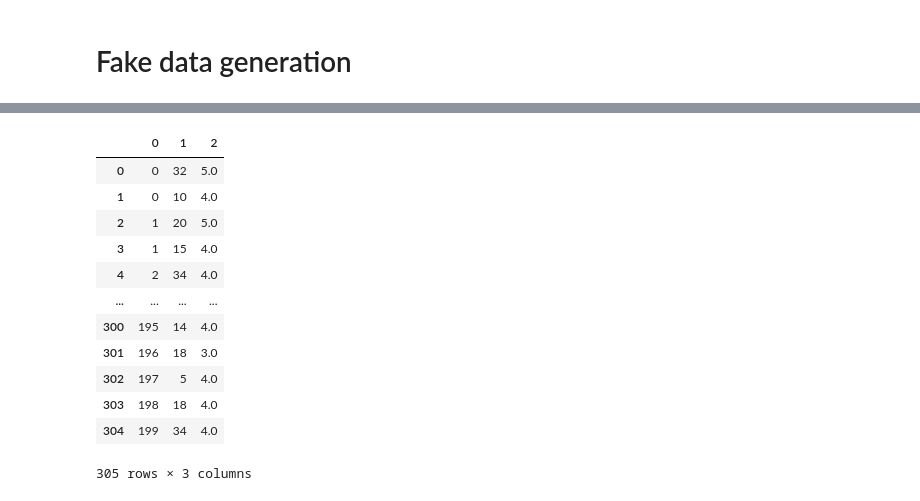
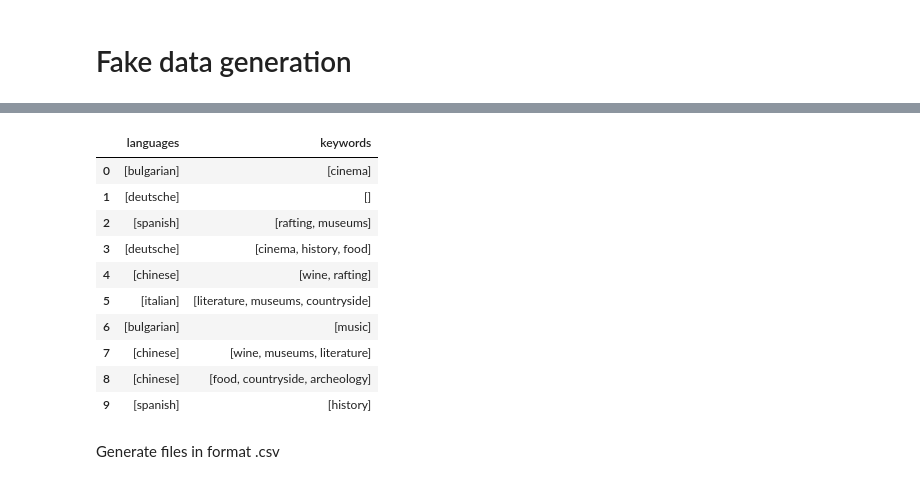
Before and after one commit to LorenzoAicardi/AsTourX, a Jupyter notebook: recommendersystem/Datageneration.ipynb, the cells around one changed output, grey strips where cells are left out. Drawn from its saved outputs; the diff is of its cells as text; code cells hidden in the pictures.

```diff
--- a/recommendersystem/Datageneration.ipynb
+++ b/recommendersystem/Datageneration.ipynb
@@ -162,17 +149,19 @@ rating_df = pd.DataFrame(ratings)
-# %%
-rating_df
-# %% [output]
-|  | 0 | 1 | 2 |
-| 0 | 0 | 32 | 5.0 |
-| 1 | 0 | 10 | 4.0 |
-| 2 | 1 | 20 | 5.0 |
-| 3 | 1 | 15 | 4.0 |
-| 4 | 2 | 34 | 4.0 |
-| ... | ... | ... | ... |
-| 300 | 195 | 14 | 4.0 |
-| 301 | 196 | 18 | 3.0 |
-| 302 | 197 | 5 | 4.0 |
-| 303 | 198 | 18 | 4.0 |
-| 304 | 199 | 34 | 4.0 |
-305 rows × 3 columns
+# %%
+tourist_df = pd.DataFrame(tourists)
+# viewing first 10 tourists
+tourist_df[:10]
+# %% [output]
+|  | languages | keywords |
+| 0 | [bulgarian] | [cinema] |
+| 1 | [deutsche] | [] |
+| 2 | [spanish] | [rafting, museums] |
+| 3 | [deutsche] | [cinema, history, food] |
+| 4 | [chinese] | [wine, rafting] |
+| 5 | [italian] | [literature, museums, countryside] |
+| 6 | [bulgarian] | [music] |
+| 7 | [chinese] | [wine, museums, literature] |
+| 8 | [chinese] | [food, countryside, archeology] |
+| 9 | [spanish] | [history] |
+# %% [markdown]
+Generate files in format .csv
 # %%
```
Also changed, not shown: parts of 17 cells of this notebook, 2 other files.
